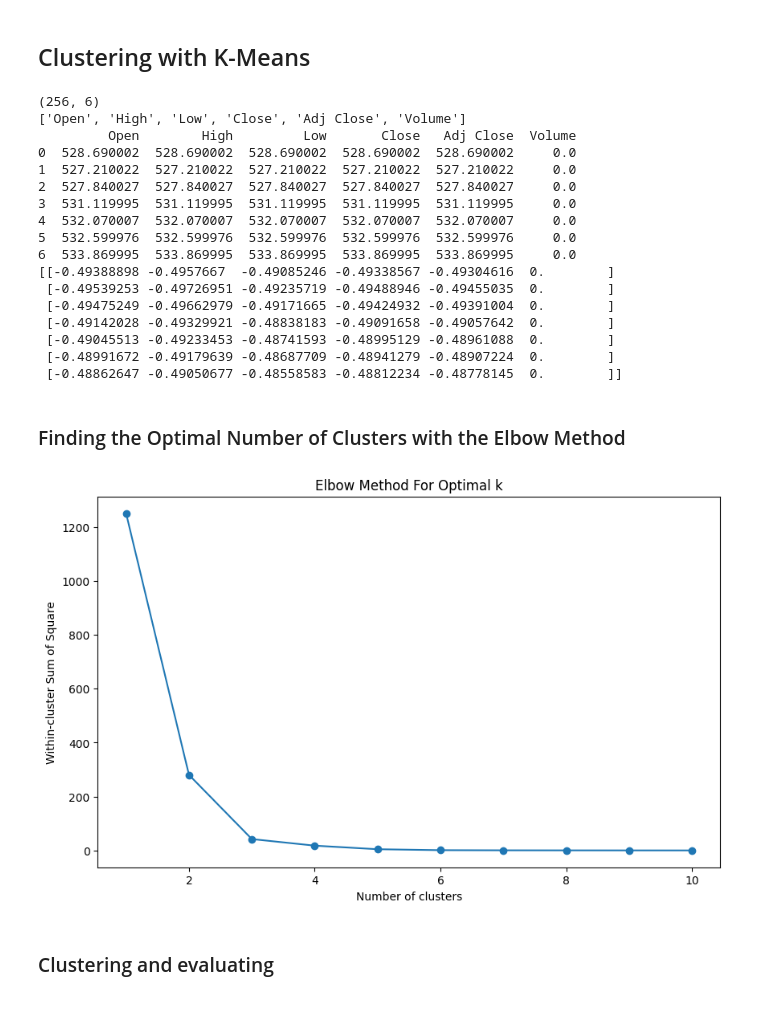
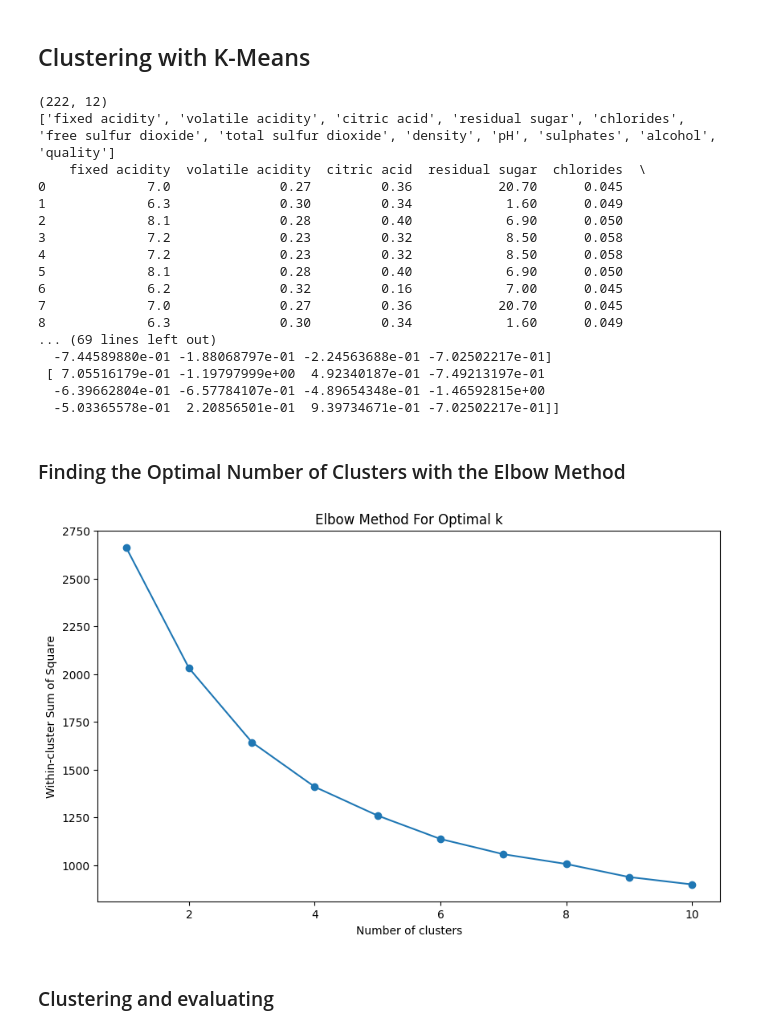
Before and after one commit to L-Anjo/IA23_G03, a Jupyter notebook: Projeto 2/Proj02.ipynb, the cells around one changed output. Saved outputs shown, nothing was run; the diff lists cells and outputs as text; code cells hidden in the pictures.

```diff
--- a/Projeto 2/Proj02.ipynb
+++ b/Projeto 2/Proj02.ipynb
@@ -108,11 +351,11 @@ _ = tree.plot_tree(clf_model,
 # %%
 # Import datasets library
 from sklearn import datasets
-iris_file = pd.read_csv('./datasets/market.csv')
+iris_file = pd.read_csv('./datasets/wineQuality.csv')
 iris = pd.DataFrame(iris_file)
 
 # Prepare the data
-house_feature_names = iris.columns.values.tolist()[2:]
+house_feature_names = iris.columns.values.tolist()[1:]
 house_data = iris[house_feature_names]
 house_target = iris[iris.columns.values.tolist()[0]]
 house_target_names = list(set(house_target))
@@ -120,54 +363,48 @@ house_target_names = list(set(house_target))
 # Preliminary data exploration
 print(house_data.shape)     # Output: (150, 4)
 print(house_feature_names)  # Output: ['sepal length (cm)', ...]
-print(house_data[:7])
+print(house_data[:13])
 
 # Preprocessing the data (standardize)
 scaler = StandardScaler()
 scaled_iris = scaler.fit_transform(house_data)
-print(scaled_iris[:7])
+print(scaled_iris[:13])
 # %% [output]
-(256, 6)
-['Open', 'High', 'Low', 'Close', 'Adj Close', 'Volume']
-         Open        High         Low       Close   Adj Close  Volume
-0  528.690002  528.690002  528.690002  528.690002  528.690002     0.0
-1  527.210022  527.210022  527.210022  527.210022  527.210022     0.0
-2  527.840027  527.840027  527.840027  527.840027  527.840027     0.0
-3  531.119995  531.119995  531.119995  531.119995  531.119995     0.0
-4  532.070007  532.070007  532.070007  532.070007  532.070007     0.0
-5  532.599976  532.599976  532.599976  532.599976  532.599976     0.0
-6  533.869995  533.869995  533.869995  533.869995  533.869995     0.0
-[[-0.49388898 -0.4957667  -0.49085246 -0.49338567 -0.49304616  0.        ]
- [-0.49539253 -0.49726951 -0.49235719 -0.49488946 -0.49455035  0.        ]
- [-0.49475249 -0.49662979 -0.49171665 -0.49424932 -0.49391004  0.        ]
- [-0.49142028 -0.49329921 -0.48838183 -0.49091658 -0.49057642  0.        ]
- [-0.49045513 -0.49233453 -0.48741593 -0.48995129 -0.48961088  0.        ]
- [-0.48991672 -0.49179639 -0.48687709 -0.48941279 -0.48907224  0.        ]
- [-0.48862647 -0.49050677 -0.48558583 -0.48812234 -0.48778145  0.        ]]
+(222, 12)
+['fixed acidity', 'volatile acidity', 'citric acid', 'residual sugar', 'chlorides', 'free sulfur dioxide', 'total sulfur dioxide', 'density', 'pH', 'sulphates', 'alcohol', 'quality']
+    fixed acidity  volatile acidity  citric acid  residual sugar  chlorides  \
+0             7.0              0.27         0.36           20.70      0.045
+1             6.3              0.30         0.34            1.60      0.049
+2             8.1              0.28         0.40            6.90      0.050
+3             7.2              0.23         0.32            8.50      0.058
+4             7.2              0.23         0.32            8.50      0.058
+5             8.1              0.28         0.40            6.90      0.050
+6             6.2              0.32         0.16            7.00      0.045
+7             7.0              0.27         0.36           20.70      0.045
+8             6.3              0.30         0.34            1.60      0.049
+... (69 lines left out)
+  -7.44589880e-01 -1.88068797e-01 -2.24563688e-01 -7.02502217e-01]
+ [ 7.05516179e-01 -1.19797999e+00  4.92340187e-01 -7.49213197e-01
+  -6.39662804e-01 -6.57784107e-01 -4.89654348e-01 -1.46592815e+00
+  -5.03365578e-01  2.20856501e-01  9.39734671e-01 -7.02502217e-01]]
 # %% [markdown]
 ### Finding the Optimal Number of Clusters with the Elbow Method
 # %%
 # Calculate the within-cluster sum of square across different cluster counts
-from sklearn.impute import SimpleImputer
-
-market_data_no_missing = house_data.dropna()
-scaled_market_data_no_missing = scaler.fit_transform(market_data_no_missing)
-
 inertia = []
 for i in range(1, 11):
     kmeans = KMeans(n_clusters=i, random_state=42)
-    kmeans.fit(scaled_market_data_no_missing)
-    inertia.append(kmeans.inertia_)
+    kmeans.fit(scaled_iris)
+    inertia.append(kmeans.inertia_)# Plot the elbow graph
 
-# Plot the elbow graph
 plt.figure(figsize=(10, 6))
 plt.plot(range(1, 11), inertia, marker='o')
 plt.title('Elbow Method For Optimal k')
 plt.xlabel('Number of clusters')
 plt.ylabel('Within-cluster Sum of Square')
 plt.show()
 # %% [output]
-[figure, old version]
+[figure, new version]
 # %% [markdown]
 ### Clustering and evaluating
 # %%
```
Also changed, not shown: parts of 13 cells of this notebook, 4 other files.
